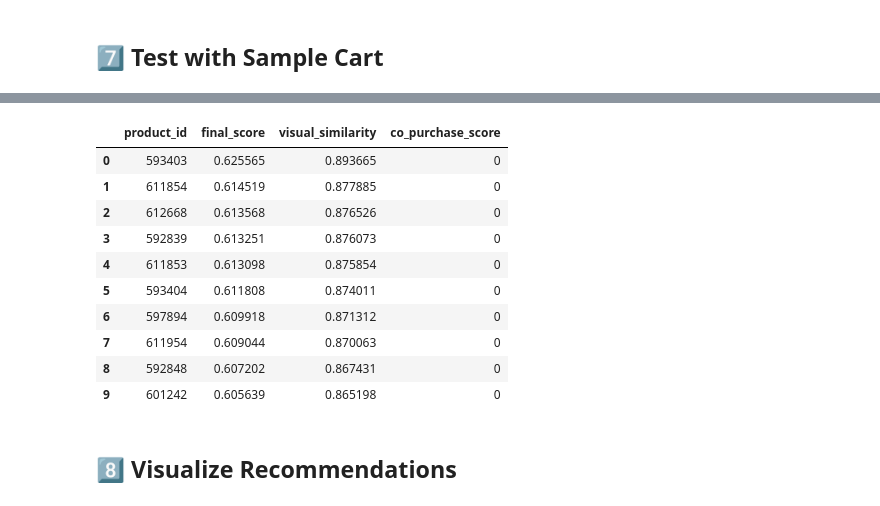
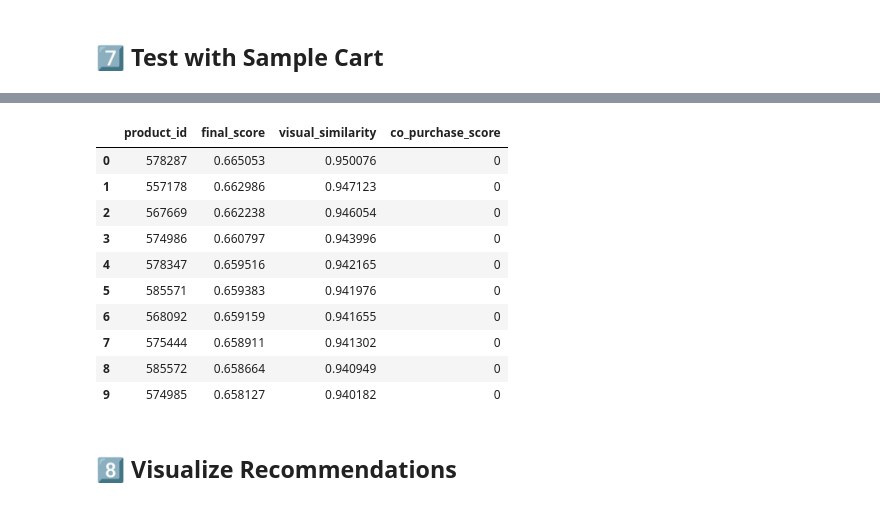
Before and after one commit to bschelling/test, a Jupyter notebook: cart_recommendations.ipynb, the cells around one changed output, grey strips where cells are left out. Cells and saved outputs as stored; diff of their text form; code cells hidden in the pictures.

```diff
--- a/cart_recommendations.ipynb
+++ b/cart_recommendations.ipynb
@@ -619,29 +621,52 @@ print("✓ Cart recommendation engine ready")
 
 print("🧪 Testing cart recommendations...\n")
 
+# ============================================================
+# CONFIGURATION: Specify custom product IDs (or set to None for automatic selection)
+# ============================================================
+CUSTOM_CART_PRODUCT_IDS = ['598354']  # Example: ['598354']
+
 # Get products that have both images and interactions
 image_files = list(Path(IMAGE_DIR).glob('*.jpg'))
 available_product_ids = [f.stem for f in image_files]
 
-# Find interactions for products with images
-interactions_with_images = interactions[interactions['product_id'].isin(available_product_ids)]
+# Use custom product IDs if provided, otherwise auto-select
+if CUSTOM_CART_PRODUCT_IDS is not None:
+    # Validate that the specified products exist
+    sample_cart = []
+    for pid in CUSTOM_CART_PRODUCT_IDS:
+        pid_str = str(pid)
+        if pid_str in available_product_ids:
+            sample_cart.append(pid_str)
+        else:
+            print(f"⚠️  Warning: Product ID '{pid}' not found in available products (no image). Skipping...")
 
-if len(interactions_with_images) > 0:
-    # Get a sample cart from products that have images
-    sample_customer = interactions_with_images[interactions_with_images['interaction_type'] == 'add_to_cart'].sample(1)
-    sample_cart = interactions_with_images[
-        (interactions_with_images['customer_id'] == sample_customer['customer_id'].values[0]) &
-        (interactions_with_images['interaction_type'] == 'add_to_cart')
-    ]['product_id'].unique()[:3].tolist()
+    if len(sample_cart) == 0:
+        print("❌ None of the specified product IDs are available. Falling back to automatic selection.")
+        CUSTOM_CART_PRODUCT_IDS = None  # Trigger automatic selection below
+    else:
+        print(f"✅ Using {len(sample_cart)} custom product IDs from your selection")
+else:
+    # Automatic selection logic
+    # Find interactions for products with images
+    interactions_with_images = interactions[interactions['product_id'].isin(available_product_ids)]
 
-    # If cart is empty or too small, use random products with images
-    if len(sample_cart) == 0:
-        sample_cart = np.random.choice(available_product_ids, size=min(3, len(available_product_ids)), replace=False).tolist()
-else:
-    # Fallback: use any products with images
-    sample_cart = available_product_ids[:3]
+    if len(interactions_with_images) > 0:
+        # Get a sample cart from products that have images
+        sample_customer = interactions_with_images[interactions_with_images['interaction_type'] == 'add_to_cart'].sample(1)
+        sample_cart = interactions_with_images[
+            (interactions_with_images['customer_id'] == sample_customer['customer_id'].values[0]) &
+            (interactions_with_images['interaction_type'] == 'add_to_cart')
+        ]['product_id'].unique()[:3].tolist()
 
-print(f"📦 Sample cart with {len(sample_cart)} items:")
+        # If cart is empty or too small, use random products with images
+        if len(sample_cart) == 0:
+            sample_cart = np.random.choice(available_product_ids, size=min(3, len(available_product_ids)), replace=False).tolist()
+    else:
+        # Fallback: use any products with images
+        sample_cart = available_product_ids[:3]
+
+print(f"\n📦 Sample cart with {len(sample_cart)} items:")
 for pid in sample_cart:
     prod = products[products['artikel_id'] == str(pid)]
     if not prod.empty and 'bezeichnung_de' in prod.columns:
@@ -683,17 +710,17 @@ if not recommendations.empty:
 
 📋 Top Recommendations:
 ====================================================================================================
 |  | product_id | final_score | visual_similarity | co_purchase_score |
-| 0 | 593403 | 0.625565 | 0.893665 | 0 |
-| 1 | 611854 | 0.614519 | 0.877885 | 0 |
-| 2 | 612668 | 0.613568 | 0.876526 | 0 |
-| 3 | 592839 | 0.613251 | 0.876073 | 0 |
-| 4 | 611853 | 0.613098 | 0.875854 | 0 |
-| 5 | 593404 | 0.611808 | 0.874011 | 0 |
-| 6 | 597894 | 0.609918 | 0.871312 | 0 |
-| 7 | 611954 | 0.609044 | 0.870063 | 0 |
-| 8 | 592848 | 0.607202 | 0.867431 | 0 |
-| 9 | 601242 | 0.605639 | 0.865198 | 0 |
+| 0 | 578287 | 0.665053 | 0.950076 | 0 |
+| 1 | 557178 | 0.662986 | 0.947123 | 0 |
+| 2 | 567669 | 0.662238 | 0.946054 | 0 |
+| 3 | 574986 | 0.660797 | 0.943996 | 0 |
+| 4 | 578347 | 0.659516 | 0.942165 | 0 |
+| 5 | 585571 | 0.659383 | 0.941976 | 0 |
+| 6 | 568092 | 0.659159 | 0.941655 | 0 |
+| 7 | 575444 | 0.658911 | 0.941302 | 0 |
+| 8 | 585572 | 0.658664 | 0.940949 | 0 |
+| 9 | 574985 | 0.658127 | 0.940182 | 0 |
 # %% [markdown]
 ## 8️⃣ Visualize Recommendations
 # %%
```
Also changed, not shown: parts of 5 cells of this notebook, 3 other files.
